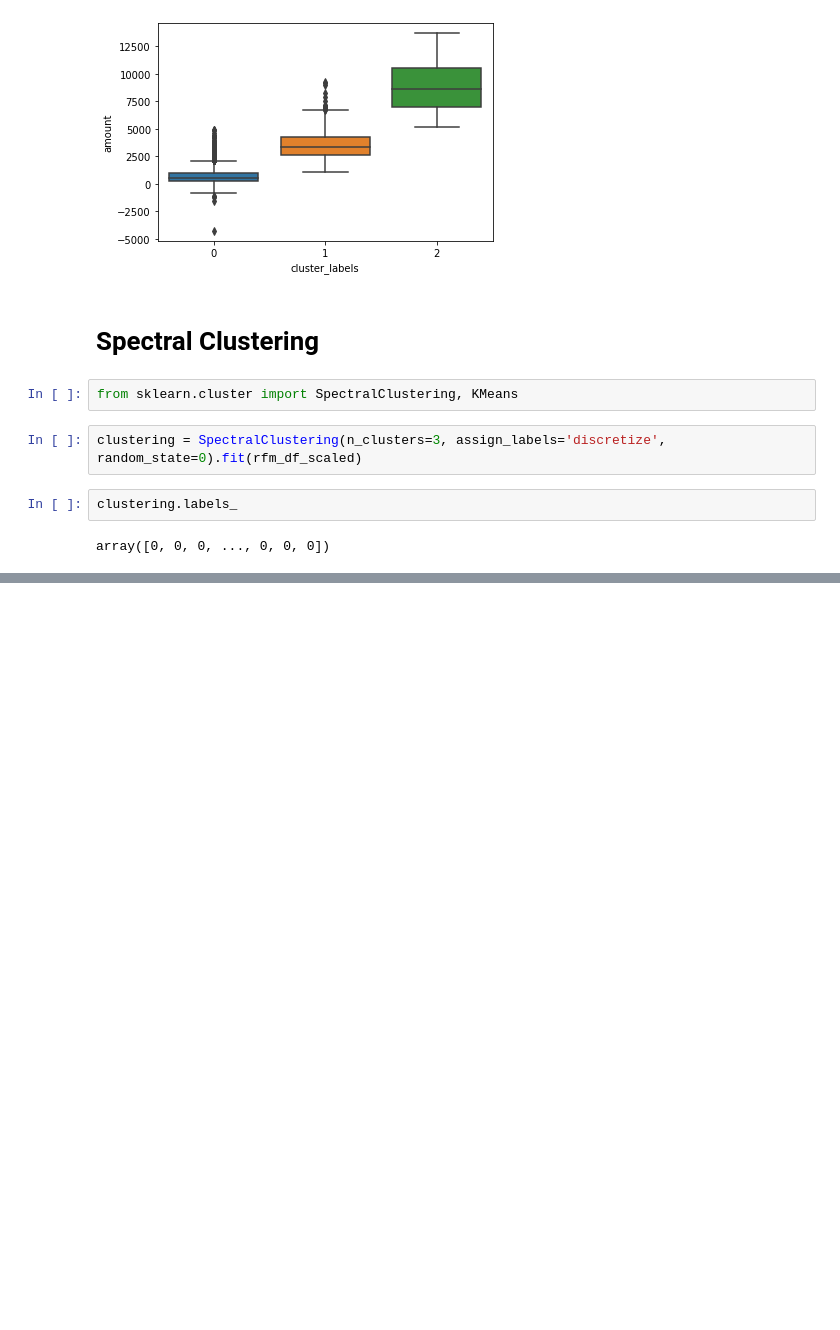
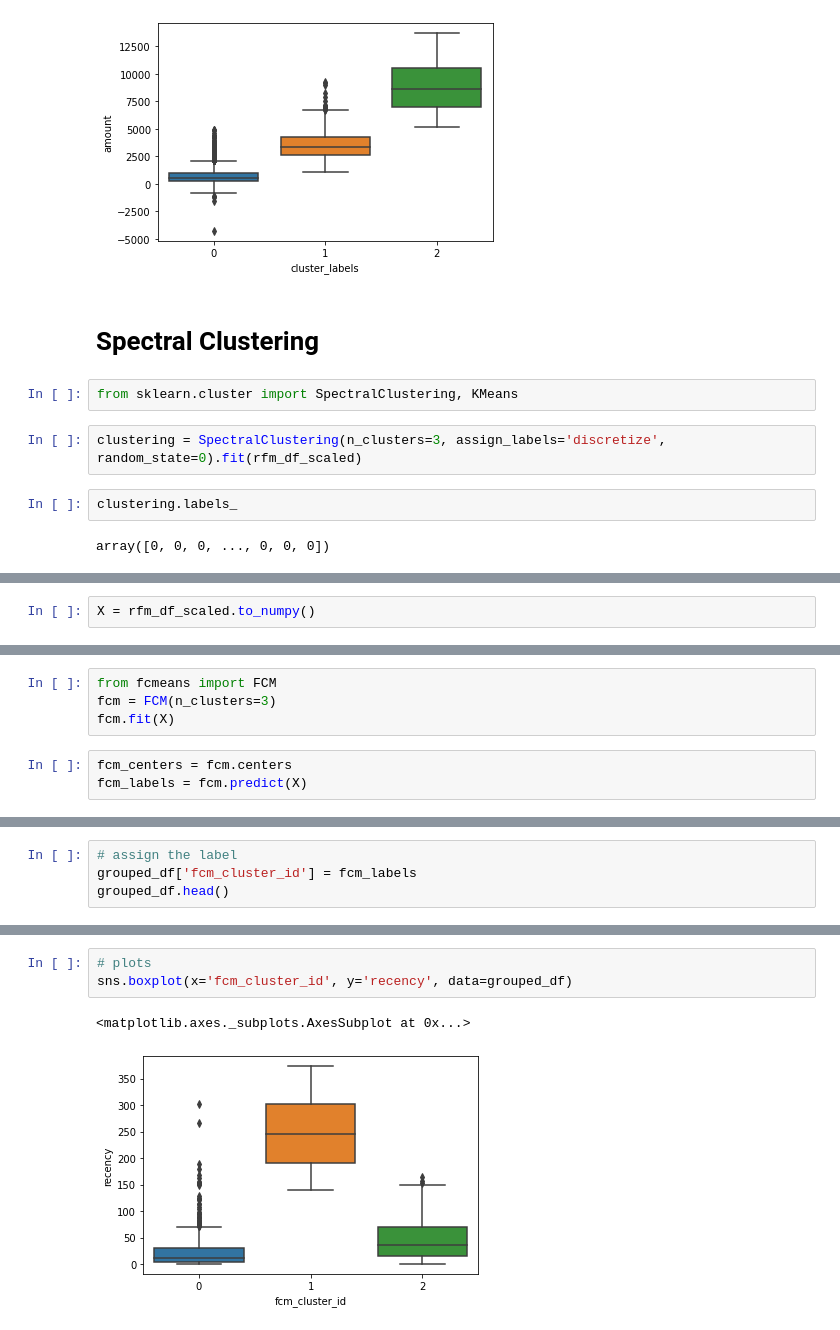
Before and after one commit to pavithranair/Clustering-Techniques, a Jupyter notebook: Clustering.ipynb, the cells around one changed output, grey strips where cells are left out. Saved outputs shown, nothing was run; the diff lists cells and outputs as text; blank space fills up the shorter version.

```diff
--- a/Clustering.ipynb
+++ b/Clustering.ipynb
@@ -418,0 +431,2 @@ sns.boxplot(x='spectral_cluster_id', y='amount', data=grouped_df)
+# %%
+X = rfm_df_scaled.to_numpy()
@@ -418,0 +443,7 @@ sns.boxplot(x='spectral_cluster_id', y='amount', data=grouped_df)
+# %%
+from fcmeans import FCM
+fcm = FCM(n_clusters=3)
+fcm.fit(X)
+# %%
+fcm_centers = fcm.centers
+fcm_labels = fcm.predict(X)
@@ -418,0 +454,4 @@ sns.boxplot(x='spectral_cluster_id', y='amount', data=grouped_df)
+# %%
+# assign the label
+grouped_df['fcm_cluster_id'] = fcm_labels
+grouped_df.head()
@@ -418,0 +465,6 @@ sns.boxplot(x='spectral_cluster_id', y='amount', data=grouped_df)
+# %%
+# plots
+sns.boxplot(x='fcm_cluster_id', y='recency', data=grouped_df)
+# %% [output]
+<matplotlib.axes._subplots.AxesSubplot at 0x...>
+[figure, added]
```
Also changed, not shown: parts of 17 cells of this notebook.
